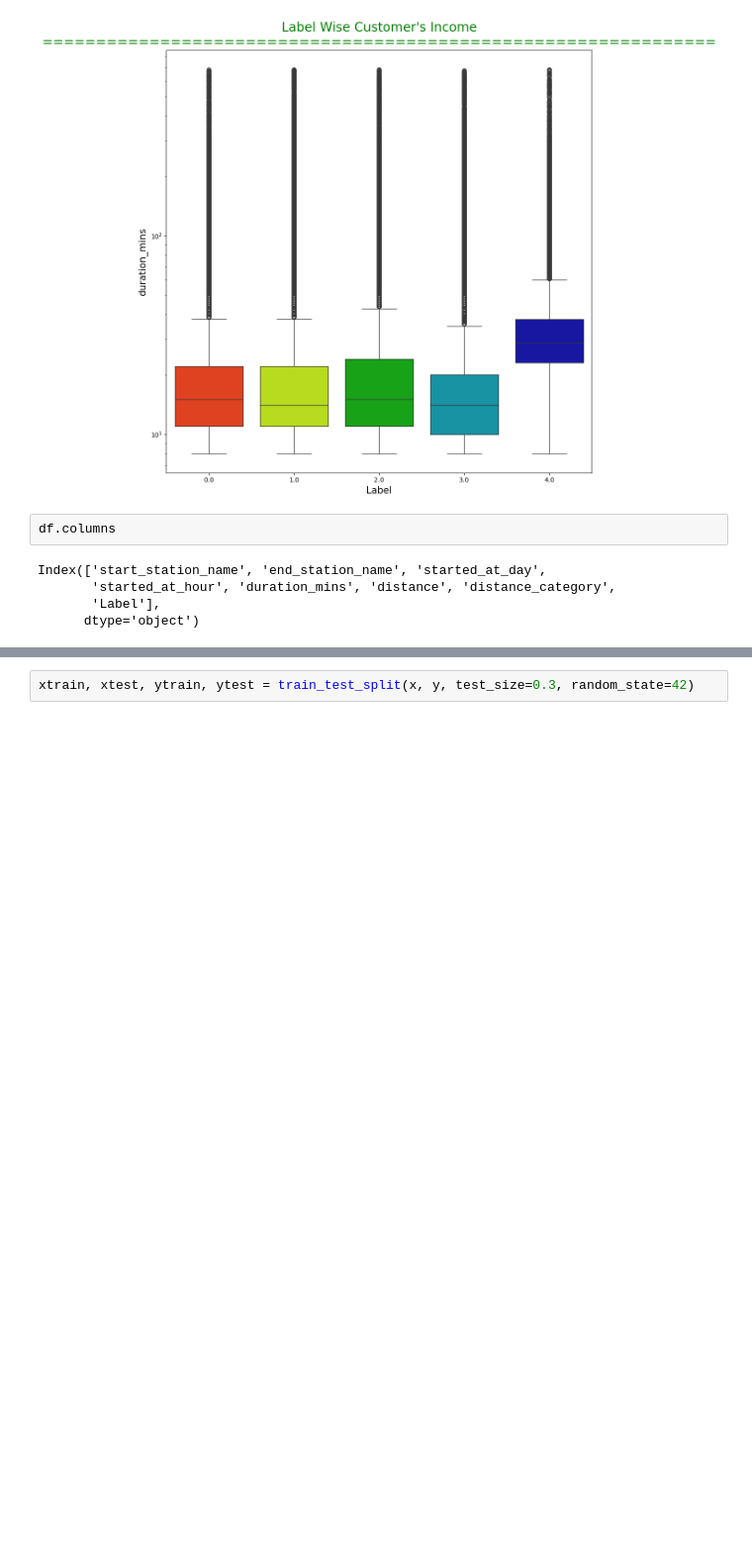
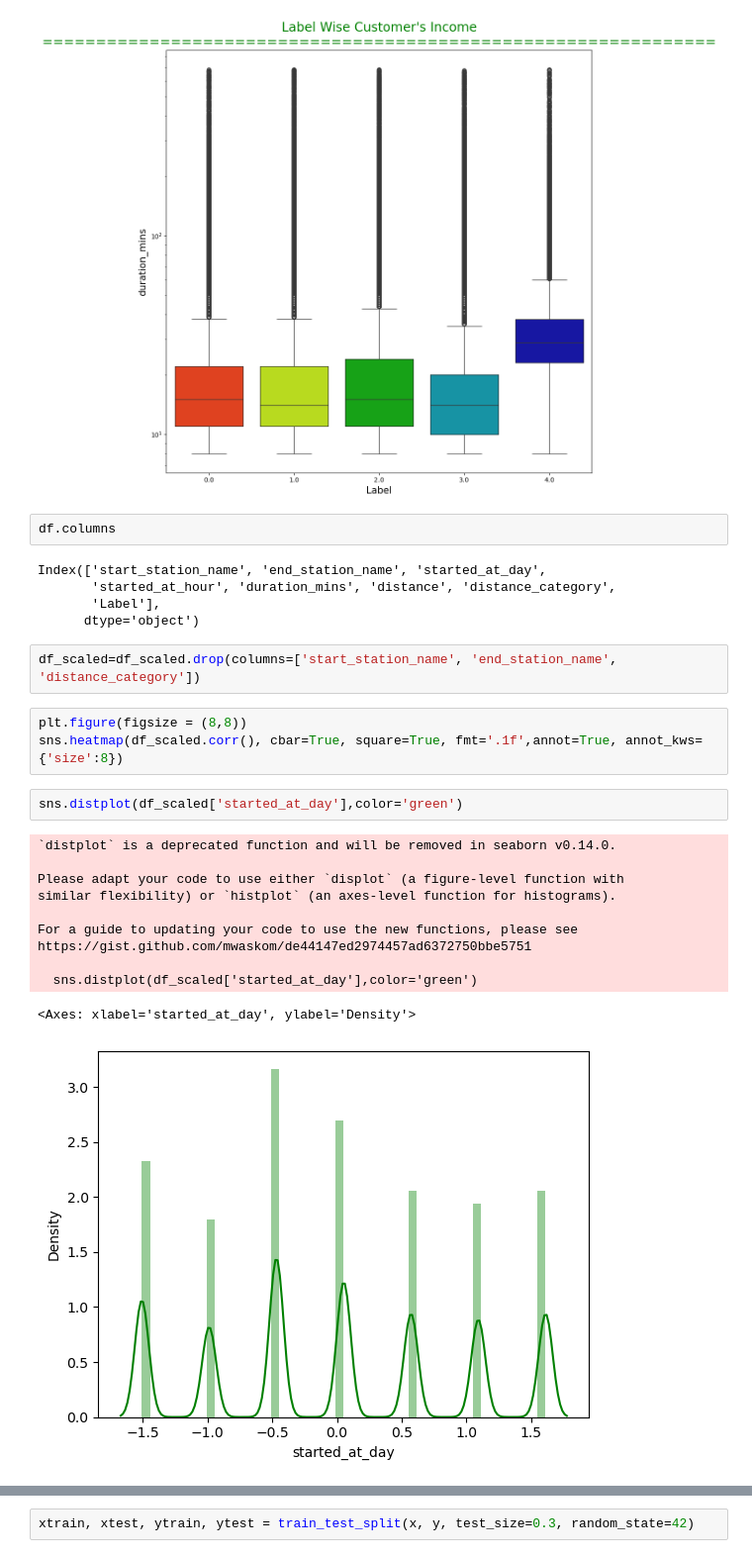
Before and after one commit to Aminetrr/Bike-Ride-Request-Demand-Forecast, a Jupyter notebook: clustering.ipynb, the cells around one changed output, grey strips where cells are left out. Shown at 99% size. Drawn from its saved outputs; the diff is of its cells as text; blank space fills up the shorter version.

```diff
--- a/clustering.ipynb
+++ b/clustering.ipynb
@@ -222,3 +222,22 @@ Index(['start_station_name', 'end_station_name', 'started_at_day',
        'started_at_hour', 'duration_mins', 'distance', 'distance_category',
        'Label'],
       dtype='object')
+# %%
+df_scaled=df_scaled.drop(columns=['start_station_name', 'end_station_name', 'distance_category'])
+# %%
+plt.figure(figsize = (8,8))
+sns.heatmap(df_scaled.corr(), cbar=True, square=True, fmt='.1f',annot=True, annot_kws={'size':8})
+# %%
+sns.distplot(df_scaled['started_at_day'],color='green')
+# %% [output]
+`distplot` is a deprecated function and will be removed in seaborn v0.14.0.
+
+Please adapt your code to use either `displot` (a figure-level function with
+similar flexibility) or `histplot` (an axes-level function for histograms).
+
+For a guide to updating your code to use the new functions, please see
+https://gist.github.com/mwaskom/de44147ed2974457ad6372750bbe5751
+
+  sns.distplot(df_scaled['started_at_day'],color='green')
+<Axes: xlabel='started_at_day', ylabel='Density'>
+[figure, added]
```
Also changed, not shown: parts of 18 cells of this notebook.
